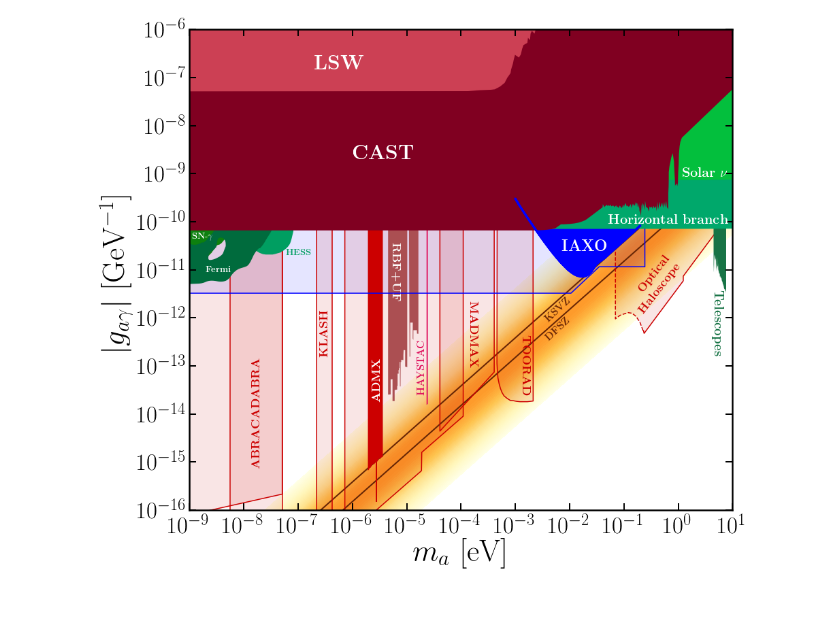
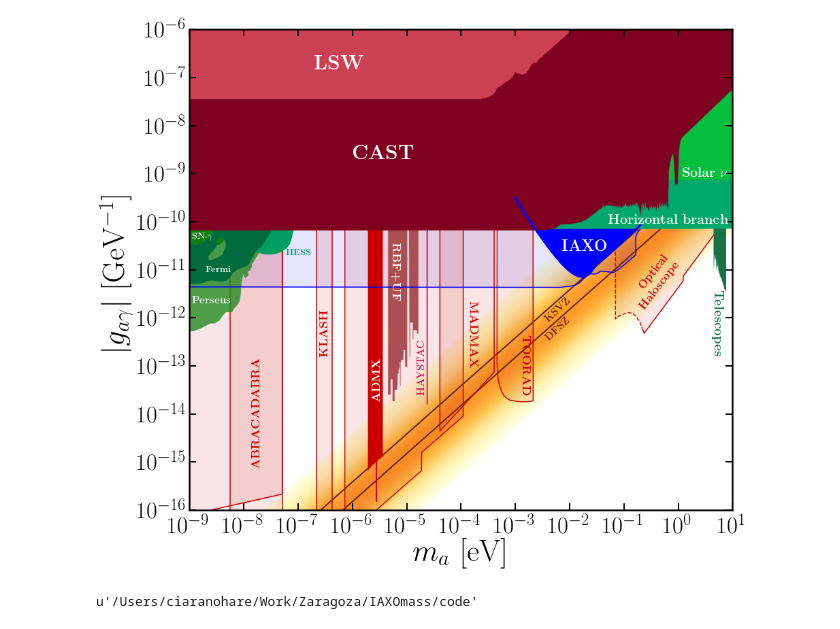
Before and after one commit to cajohare/IAXOmass, a Jupyter notebook: code/plot_FinalLimit.ipynb, the cells around one changed output. Drawn from its saved outputs; the diff is of its cells as text; code cells hidden in the pictures.

```diff
--- a/code/plot_FinalLimit.ipynb
+++ b/code/plot_FinalLimit.ipynb
@@ -125,11 +125,19 @@ LAMPPOST = vstack((L1,L2))
 plt.plot(L1[:,0],L1[:,1],'-',linewidth=1.5,color=ADMX_col,zorder=0)
 plt.plot(L2[:,0],L2[:,1],'--',linewidth=1.5,color=ADMX_col,zorder=0)
 plt.fill_between(LAMPPOST[:,0],LAMPPOST[:,1],y2=g[-1],facecolor=ADMX_col,zorder=0,alpha=0.1)
-plt.text(1.7e-1,1.5e-11,r'{\bf Optical}',rotation=52,fontsize=18,color=ADMX_col)
-plt.text(1.7e-1,1e-11,r'{\bf Haloscope}',rotation=52,fontsize=18,color=ADMX_col)
+plt.text(1.8e-1,1.6e-11,r'{\bf Optical}',rotation=52,fontsize=17,color=ADMX_col)
+plt.text(1.8e-1,1.1e-11,r'{\bf Haloscope}',rotation=52,fontsize=17,color=ADMX_col)
 
 #######################################################################################################################
 ### Astrophysical constraints
+
+# Perseus
+Perseus_col = "ForestGreen"
+Perseus = loadtxt("../limit_data/Perseus-gammarays.txt")
+plt.fill_between(Perseus[:,0],Perseus[:,1],y2=g[-1],edgecolor=None,facecolor=Perseus_col,zorder=0.2,alpha=0.8)
+plt.text(1.1e-9,2e-12,r'{\bf Perseus}',fontsize=15,color='w')
+
+
 # SN-gamma rays arXiv:[1410.3747]
 SNgamma_col = [0.05, 0.5, 0.06]
 SNgamma = loadtxt("../limit_data/SN-gamma.txt")
@@ -186,37 +194,48 @@ plt.text(1e-6,2e-9,r'{\bf CAST}',fontsize=30,color='w')
 ALPS_col = [0.8, 0.25, 0.33]
 ALPS = loadtxt("../limit_data/ALPS.txt")
 plt.fill_between(ALPS[:,0],ALPS[:,1],y2=g[-1],edgecolor=None,facecolor=ALPS_col,zorder=1.5)
+
+# OSQAR arXiv:[1506.08082]
+OSQAR = loadtxt("../limit_data/OSQAR.txt")
+plt.fill_between(OSQAR[:,0],OSQAR[:,1],y2=g[-1],edgecolor=None,facecolor=ALPS_col,zorder=1.5)
+
+# PVLAS [1510.08052]
+PVLAS = loadtxt("../limit_data/PVLAS.txt")
+plt.fill_between(PVLAS[:,0],PVLAS[:,1],y2=g[-1],edgecolor=None,facecolor=ALPS_col,zorder=1.5)
 plt.text(2e-7,1.5e-7,r'{\bf LSW}',fontsize=30,color='w')
-
 
 
 ######################################################################################################################
 # Labels
 plt.xlabel(r"$m_a$ [eV]",fontsize=45)
 plt.ylabel(r"$|g_{a\gamma}|$ [GeV$^{-1}$]",fontsize=45)
 
 # Limits
 ax.set_xlim(left=m[0], right=m[-1])
 ax.set_ylim(bottom=g[0], top=g[-1])
 
 # Style
 plt.xscale('log')
 plt.yscale('log')
 plt.rc('text', usetex=True)
 plt.rc('font', family='serif')
 plt.xticks(fontsize=35)
 plt.yticks(fontsize=35)
 xtx = power(10.0,arange(log10(m_min),log10(m_max)+1,1.0))
 ytx = power(10.0,arange(log10(g_min),log10(g_max)+1,1.0))
 ax.set_xticks(xtx)
 ax.set_yticks(ytx)
 ax.tick_params(which='major',direction='in',width=2,length=10,right=True,top=True)
 ax.tick_params(which='minor',direction='in',width=1,length=7,right=True,top=True)
 ax.tick_params(axis='x', which='major', pad=10)
 
 # Show and save
 plt.show()
 fig.savefig('../plots/AxionLimits.pdf',bbox_inches='tight')
 fig.savefig('../plots/plots_png/AxionLimits.png',bbox_inches='tight')
 # %% [output]
-[figure, old version]
+[figure, new version]
+# %%
+pwd
+# %% [output]
+u'/Users/ciaranohare/Work/Zaragoza/IAXOmass/code'
```
Also changed, not shown: 23 other files.
